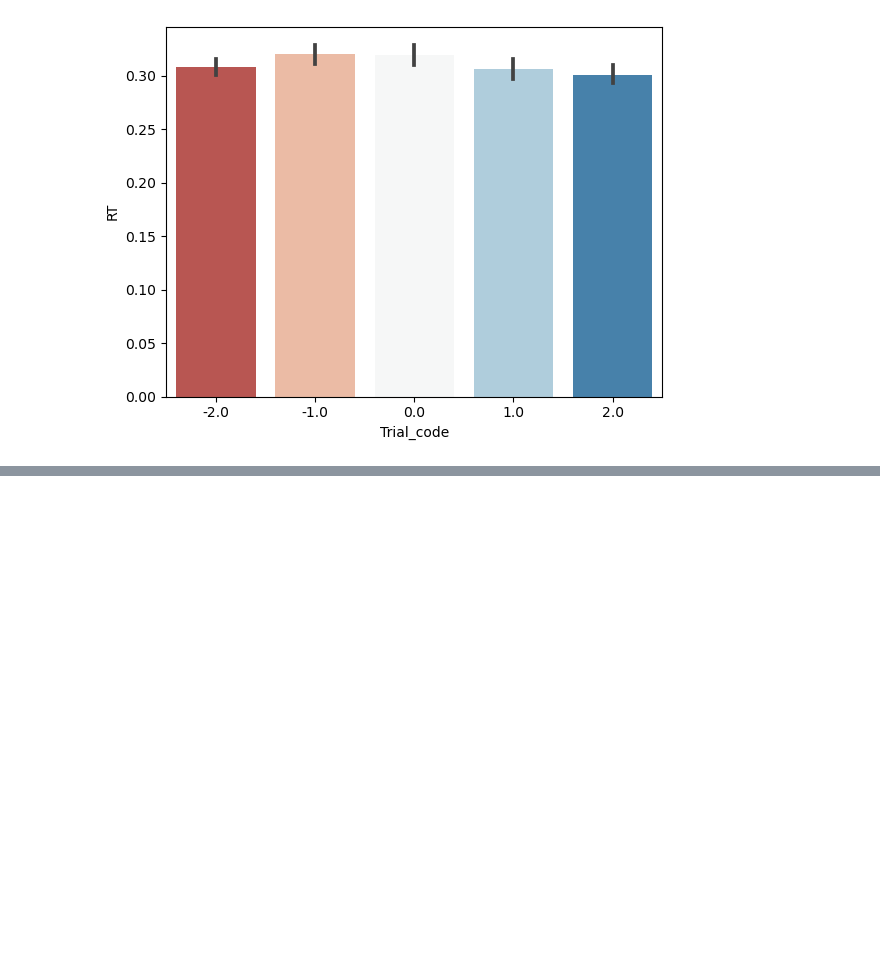
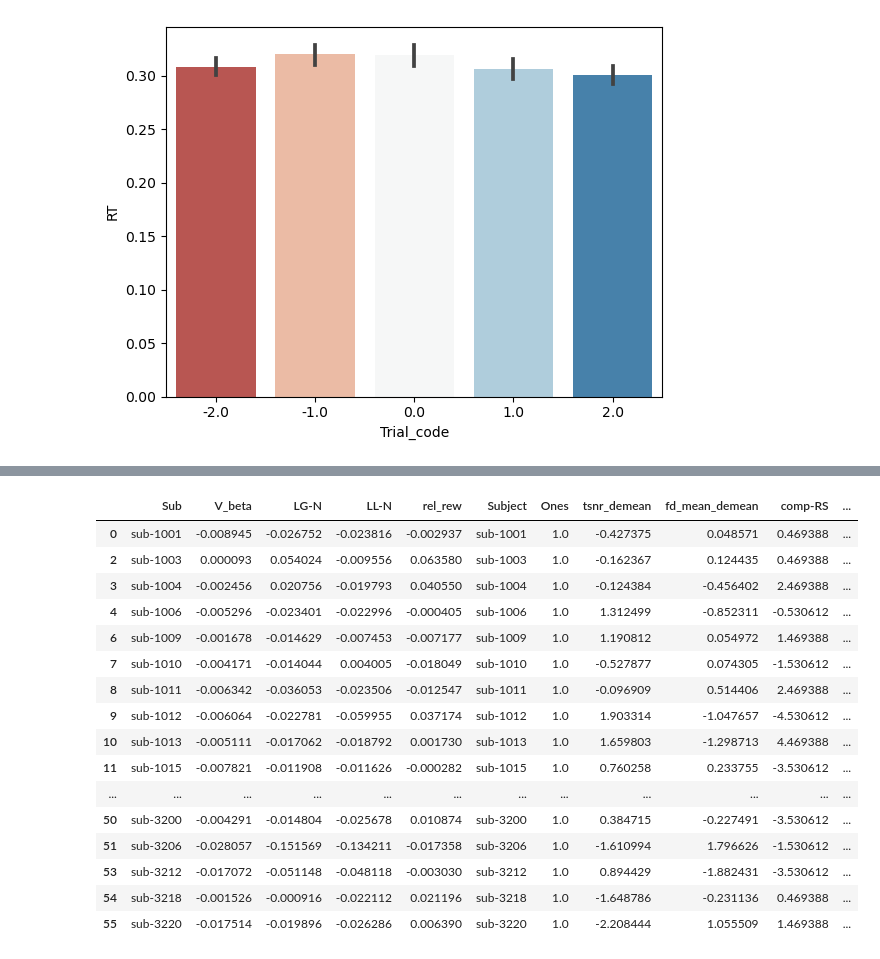
Before and after one commit to DVS-Lab/istart-mid-clean, a Jupyter notebook: code/Behave_update.ipynb, the cells around one changed output, grey strips where cells are left out. Saved outputs shown, nothing was run; the diff lists cells and outputs as text; code cells hidden in the pictures; blank space fills up the shorter version.

```diff
--- a/code/Behave_update.ipynb
+++ b/code/Behave_update.ipynb
@@ -284,0 +326,26 @@ for resp in responses:
+# %%
+# Add TEPS data to total_df
+#teps_data = pd.read_excel("/ZPOOL/data/projects/istart-mid-clean/code/ISTART-ALL-Combined-042122_MID-subs.xlsx")
+#teps_df = teps_data[['ID', 'score_teps_ant', 'score_teps_con', 'teps_ant_split', 'teps_con_split']]
+#total_df['score_teps_ant'] = teps_df['score_teps_ant']
+
+#teps_df
+total_df
+# %% [output]
+|  | Sub | V_beta | LG-N | LL-N | rel_rew | Subject | Ones | tsnr_demean | fd_mean_demean | comp-RS | ... |
+| 0 | sub-1001 | -0.008945 | -0.026752 | -0.023816 | -0.002937 | sub-1001 | 1.0 | -0.427375 | 0.048571 | 0.469388 | ... |
+| 2 | sub-1003 | 0.000093 | 0.054024 | -0.009556 | 0.063580 | sub-1003 | 1.0 | -0.162367 | 0.124435 | 0.469388 | ... |
+| 3 | sub-1004 | -0.002456 | 0.020756 | -0.019793 | 0.040550 | sub-1004 | 1.0 | -0.124384 | -0.456402 | 2.469388 | ... |
+| 4 | sub-1006 | -0.005296 | -0.023401 | -0.022996 | -0.000405 | sub-1006 | 1.0 | 1.312499 | -0.852311 | -0.530612 | ... |
+| 6 | sub-1009 | -0.001678 | -0.014629 | -0.007453 | -0.007177 | sub-1009 | 1.0 | 1.190812 | 0.054972 | 1.469388 | ... |
+| 7 | sub-1010 | -0.004171 | -0.014044 | 0.004005 | -0.018049 | sub-1010 | 1.0 | -0.527877 | 0.074305 | -1.530612 | ... |
+| 8 | sub-1011 | -0.006342 | -0.036053 | -0.023506 | -0.012547 | sub-1011 | 1.0 | -0.096909 | 0.514406 | 2.469388 | ... |
+| 9 | sub-1012 | -0.006064 | -0.022781 | -0.059955 | 0.037174 | sub-1012 | 1.0 | 1.903314 | -1.047657 | -4.530612 | ... |
+| 10 | sub-1013 | -0.005111 | -0.017062 | -0.018792 | 0.001730 | sub-1013 | 1.0 | 1.659803 | -1.298713 | 4.469388 | ... |
+| 11 | sub-1015 | -0.007821 | -0.011908 | -0.011626 | -0.000282 | sub-1015 | 1.0 | 0.760258 | 0.233755 | -3.530612 | ... |
+| ... | ... | ... | ... | ... | ... | ... | ... | ... | ... | ... | ... |
+| 50 | sub-3200 | -0.004291 | -0.014804 | -0.025678 | 0.010874 | sub-3200 | 1.0 | 0.384715 | -0.227491 | -3.530612 | ... |
+| 51 | sub-3206 | -0.028057 | -0.151569 | -0.134211 | -0.017358 | sub-3206 | 1.0 | -1.610994 | 1.796626 | -1.530612 | ... |
+| 53 | sub-3212 | -0.017072 | -0.051148 | -0.048118 | -0.003030 | sub-3212 | 1.0 | 0.894429 | -1.882431 | -3.530612 | ... |
+| 54 | sub-3218 | -0.001526 | -0.000916 | -0.022112 | 0.021196 | sub-3218 | 1.0 | -1.648786 | -0.231136 | 0.469388 | ... |
+| 55 | sub-3220 | -0.017514 | -0.019896 | -0.026286 | 0.006390 | sub-3220 | 1.0 | -2.208444 | 1.055509 | 1.469388 | ... |
```
Also changed, not shown: parts of 12 cells of this notebook, 2 other files.
